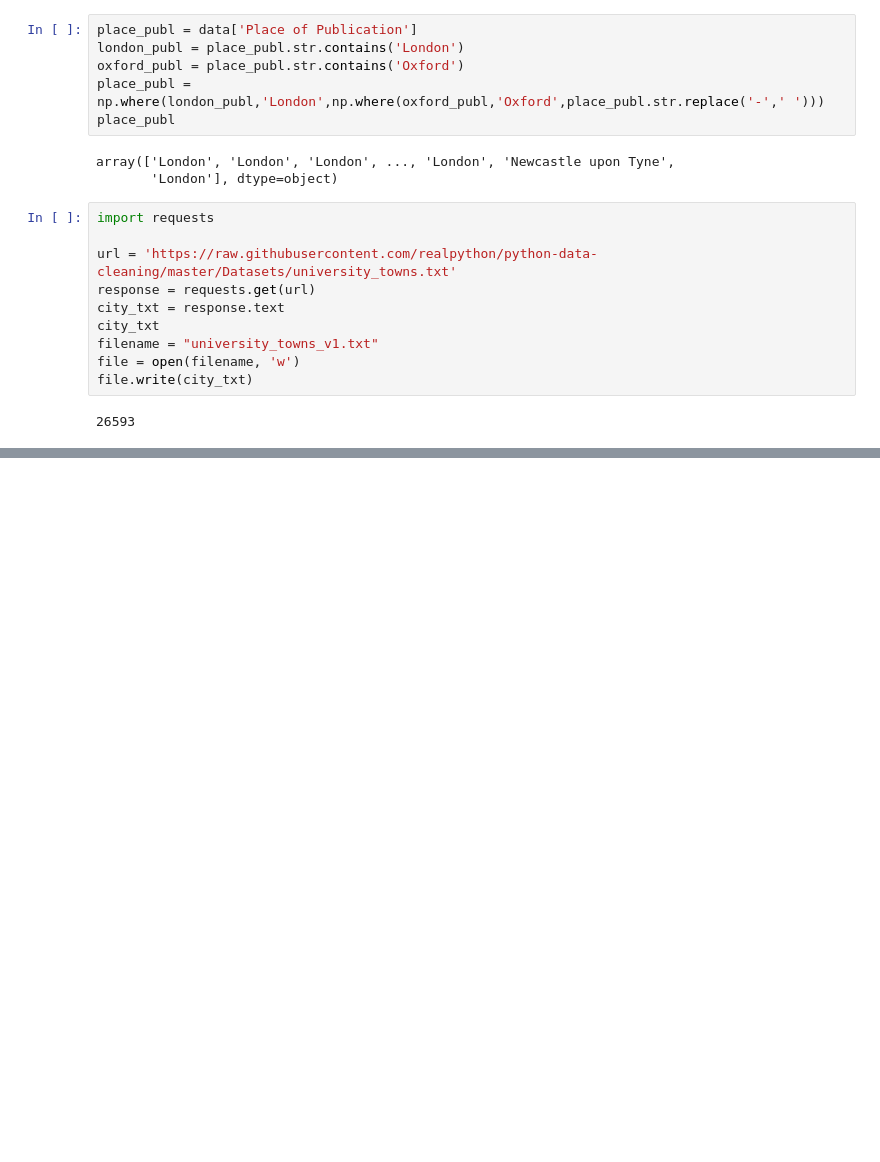
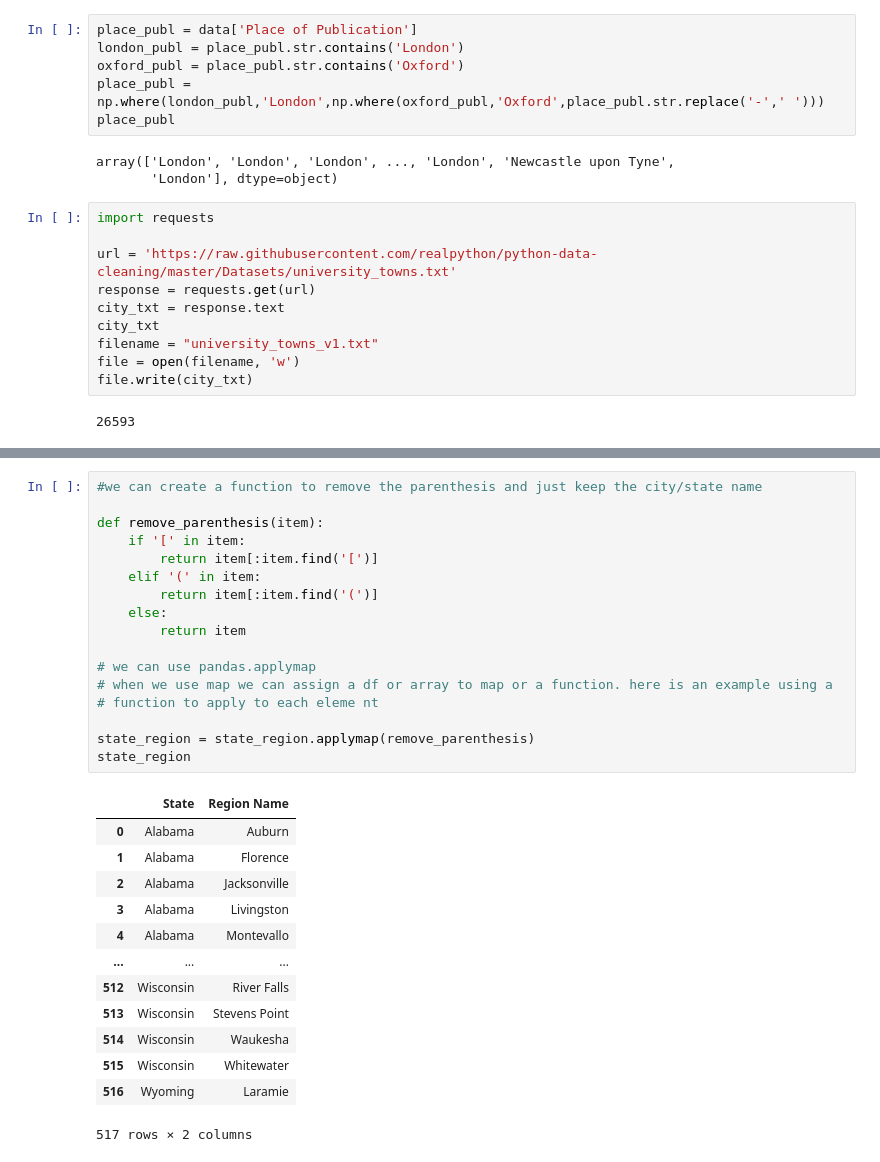
Before and after one commit to LuisaBrg/data_cleanse, a Jupyter notebook: Exercise_DataCleanse.ipynb, the cells around one changed output, grey strips where cells are left out. Saved outputs shown, nothing was run; the diff lists cells and outputs as text; blank space fills up the shorter version.

```diff
--- a/Exercise_DataCleanse.ipynb
+++ b/Exercise_DataCleanse.ipynb
@@ -303,0 +337,31 @@ file.write(city_txt)
+# %%
+#we can create a function to remove the parenthesis and just keep the city/state name
+
+def remove_parenthesis(item):
+    if '[' in item:
+        return item[:item.find('[')]
+    elif '(' in item:
+        return item[:item.find('(')]
+    else:
+        return item
+
+# we can use pandas.applymap
+# when we use map we can assign a df or array to map or a function. here is an example using a
+# function to apply to each eleme nt
+
+state_region = state_region.applymap(remove_parenthesis)
+state_region
+# %% [output]
+|  | State | Region Name |
+| 0 | Alabama | Auburn |
+| 1 | Alabama | Florence |
+| 2 | Alabama | Jacksonville |
+| 3 | Alabama | Livingston |
+| 4 | Alabama | Montevallo |
+| ... | ... | ... |
+| 512 | Wisconsin | River Falls |
+| 513 | Wisconsin | Stevens Point |
+| 514 | Wisconsin | Waukesha |
+| 515 | Wisconsin | Whitewater |
+| 516 | Wyoming | Laramie |
+517 rows × 2 columns
```
Also changed, not shown: parts of 4 cells of this notebook, 1 other file.
